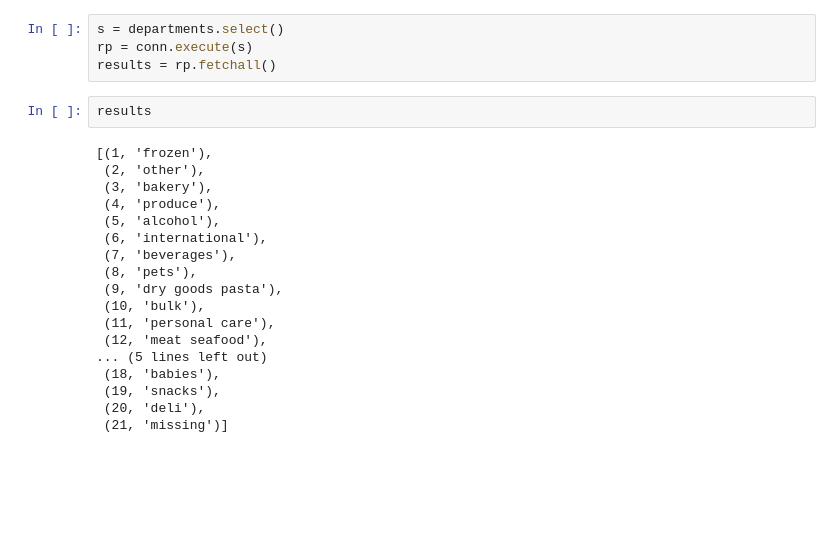
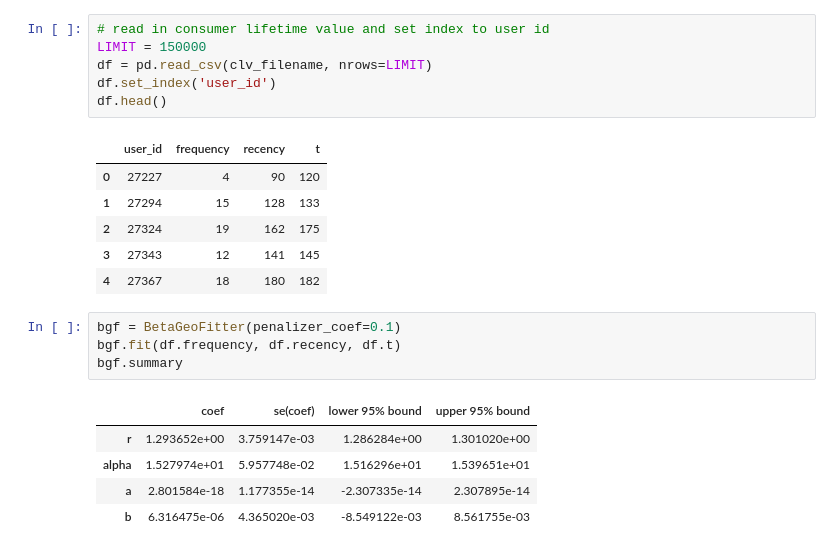
Before and after one commit to csmithchicago/YouChoose, a Jupyter notebook: notebooks/customer_value.ipynb, the cells around one changed output. Saved outputs shown, nothing was run; the diff lists cells and outputs as text; blank space fills up the shorter version.

```diff
--- a/notebooks/customer_value.ipynb
+++ b/notebooks/customer_value.ipynb
@@ -38,24 +16,23 @@ order_products__test = metadata.tables['order_products__test']
-# %%
-s = departments.select()
-rp = conn.execute(s)
-results = rp.fetchall()
-# %%
-results
-# %% [output]
-[(1, 'frozen'),
- (2, 'other'),
- (3, 'bakery'),
- (4, 'produce'),
- (5, 'alcohol'),
- (6, 'international'),
- (7, 'beverages'),
- (8, 'pets'),
- (9, 'dry goods pasta'),
- (10, 'bulk'),
- (11, 'personal care'),
- (12, 'meat seafood'),
-... (5 lines left out)
- (18, 'babies'),
- (19, 'snacks'),
- (20, 'deli'),
- (21, 'missing')]
+# %%
+# read in consumer lifetime value and set index to user id
+LIMIT = 150000
+df = pd.read_csv(clv_filename, nrows=LIMIT)
+df.set_index('user_id')
+df.head()
+# %% [output]
+|  | user_id | frequency | recency | t |
+| 0 | 27227 | 4 | 90 | 120 |
+| 1 | 27294 | 15 | 128 | 133 |
+| 2 | 27324 | 19 | 162 | 175 |
+| 3 | 27343 | 12 | 141 | 145 |
+| 4 | 27367 | 18 | 180 | 182 |
+# %%
+bgf = BetaGeoFitter(penalizer_coef=0.1)
+bgf.fit(df.frequency, df.recency, df.t)
+bgf.summary
+# %% [output]
+|  | coef | se(coef) | lower 95% bound | upper 95% bound |
+| r | 1.293652e+00 | 3.759147e-03 | 1.286284e+00 | 1.301020e+00 |
+| alpha | 1.527974e+01 | 5.957748e-02 | 1.516296e+01 | 1.539651e+01 |
+| a | 2.801584e-18 | 1.177355e-14 | -2.307335e-14 | 2.307895e-14 |
+| b | 6.316475e-06 | 4.365020e-03 | -8.549122e-03 | 8.561755e-03 |
```
Also changed, not shown: parts of 10 cells of this notebook, 1 other file.
